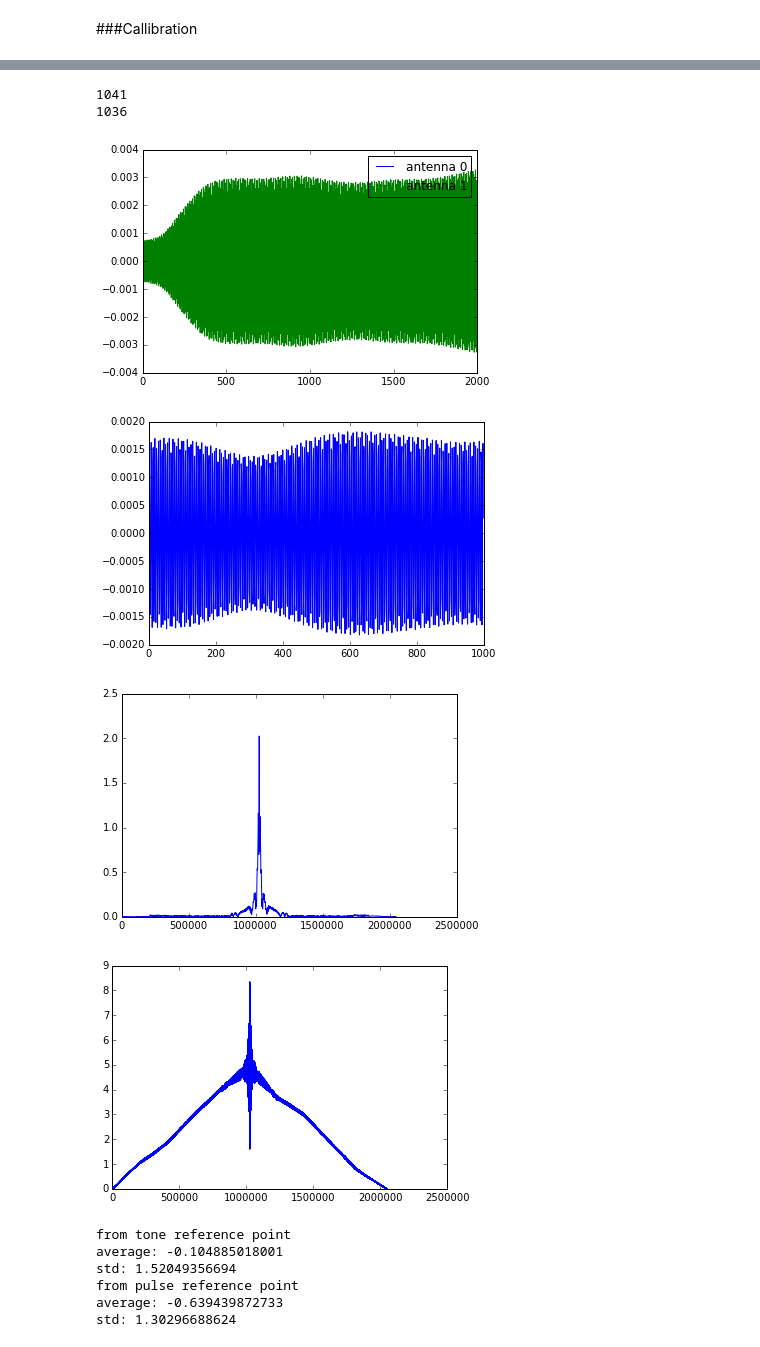
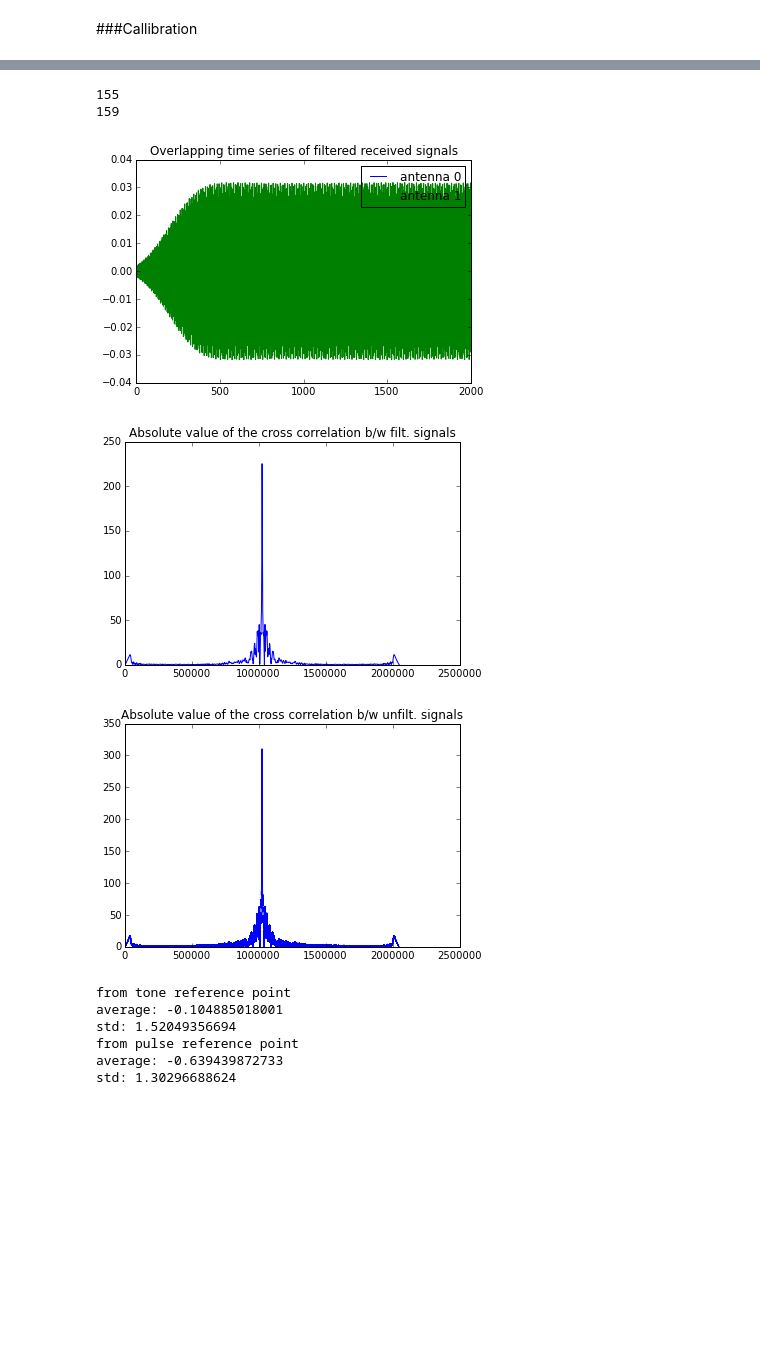
Before and after one commit to auroracramer/phasedarraylocalization, a Jupyter notebook: Final Test.ipynb, the cells around one changed output, grey strips where cells are left out. Saved outputs shown, nothing was run; the diff lists cells and outputs as text; code cells hidden in the pictures; blank space fills up the shorter version.

```diff
--- a/Final Test.ipynb
+++ b/Final Test.ipynb
@@ -258,5 +251,5 @@ Done
 # %%
-samples = np.load('final_countdown_18.npy')
+samples = np.load('final_countdown_14.npy')
 
 y0 = samples[0]
 y1 = samples[1]
@@ -335,43 +332,41 @@ False
 # %%
-# Calculating USB delay
+# Calculating USB delay via cross correlation
 
 figure()
 plt.plot(filt_y0[2000:4000], label='antenna 0')
 plt.plot(filt_y1[2000:4000], label='antenna 1')
 plt.legend()
-
-figure()
-plt.plot(filt_y0[4000:5000], label='antenna 0')
-
+plt.title('Overlapping time series of filtered received signals')
 
 filt_xcorr_abs = abs(signal.fftconvolve(filt_y0, np.conjugate(filt_y1)[::-1]))
 filt_xcorr = signal.fftconvolve(filt_y0, np.conjugate(filt_y1)[::-1])
 
 figure()
 plt.plot(filt_xcorr_abs)
 # plt.plot(filt_xcorr)
+plt.title('Absolute value of the cross correlation b/w filt. signals')
 
 orig_xcorr = signal.fftconvolve(y0, np.conjugate(y1)[::-1])
 orig_xcorr_abs = abs(signal.fftconvolve(y0, np.conjugate(y1)[::-1]))
 
 figure()
 plt.plot(orig_xcorr_abs)
 #plt.plot(orig_xcorr)
+plt.title('Absolute value of the cross correlation b/w unfilt. signals')
 
 
 print np.argmax(orig_xcorr_abs)-len(y0) + 1
 print np.argmax(filt_xcorr_abs)-len(filt_y0) + 1
 # print np.argmax(orig_xcorr)-len(y0) + 1
 # print np.argmax(filt_xcorr)-len(y0) + 1
 
 delay = np.argmax(orig_xcorr_abs)-len(y0) + 1
 
 filt_delay = np.argmax(filt_xcorr_abs)-len(filt_y0) + 1
 # %% [output]
-1041
-1036
+155
+159
-[figure, old version]
+[figure, new version]
-[figure, old version]
+[figure, new version]
-[figure, old version]
+[figure, new version]
-[figure, removed]
 # %%
```
Also changed, not shown: parts of 17 cells of this notebook.
